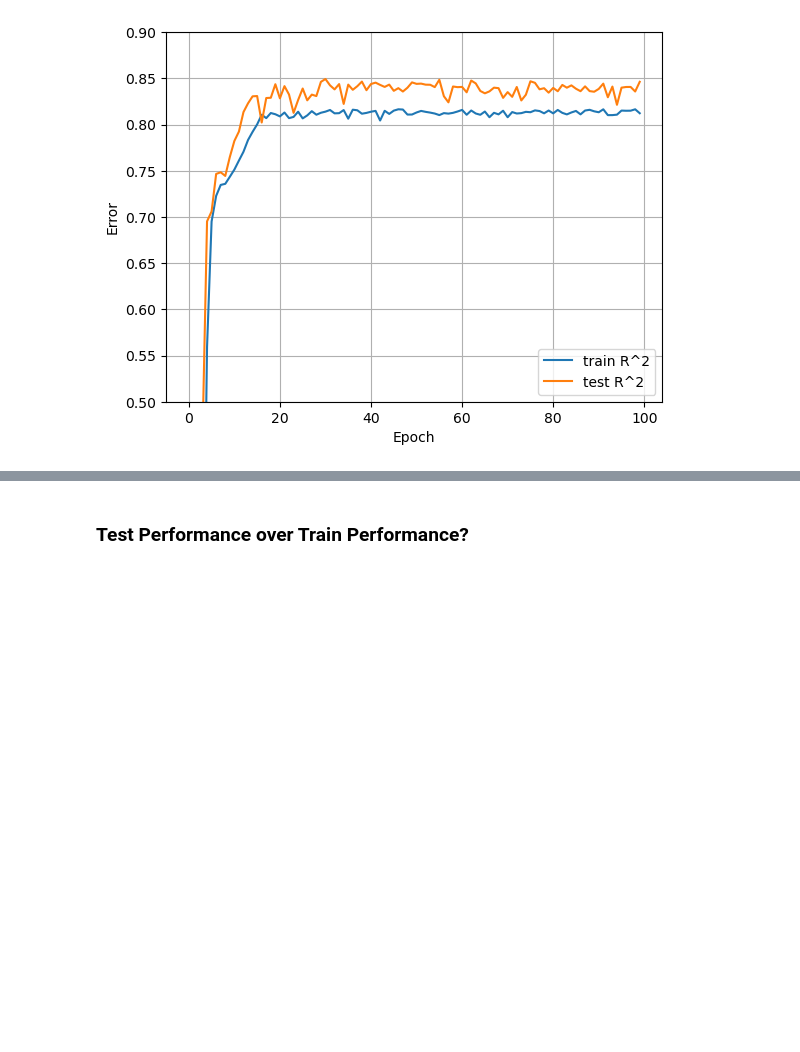
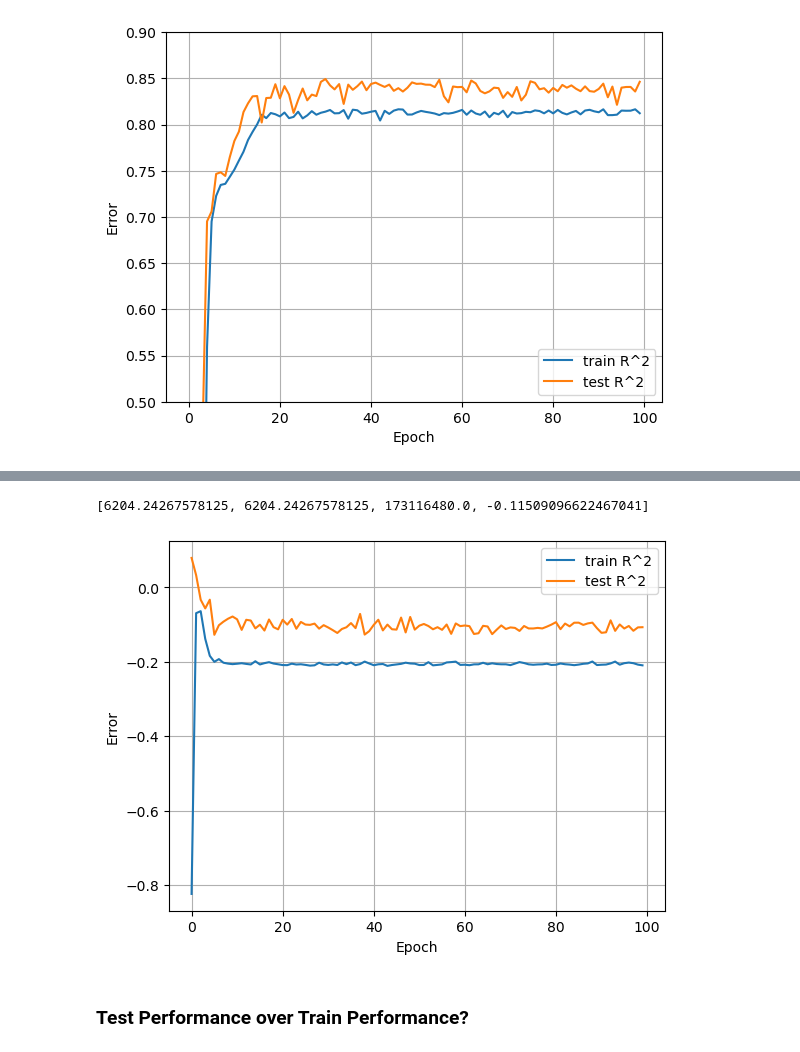
Before and after one commit to tkuentzler/fl-official-statistics-addon-review, a Jupyter notebook: dev-OH/02_med_DL.ipynb, the cells around one changed output, grey strips where cells are left out. Cells and saved outputs as stored; diff of their text form; code cells hidden in the pictures; blank space fills up the shorter version.

Commit message:
added experiments.

```diff
--- a/dev-OH/02_med_DL.ipynb
+++ b/dev-OH/02_med_DL.ipynb
@@ -604,0 +610,41 @@ perf
+# %%
+X_train_nosmoke = X_train.loc[:,X_train.columns != "smoker"]
+X_test_nosmoke = X_test.loc[:,X_test.columns != "smoker"]
+# %%
+rate = .1
+ex = "nosmoke_adam_learning_rate_" + str(round(rate * 10000)).zfill(5)
+ex_nr = str(len(glob("output/plots/*medins*")) + 1).zfill(3)
+
+# DNN: compose and compile
+dnn_model = Sequential([
+    keras.Input(shape=(8,)),
+    Dense(32, activation='relu'),
+    #Dropout(.05),
+    Dense(16, activation='relu'),
+    Dense(1)
+])
+
+dnn_model.compile(loss=tf.losses.mae,
+                  optimizer=tf.optimizers.Adam(learning_rate = rate),
+                  metrics=["mae", 'mean_squared_error', RSquare()]
+                  )
+
+# DNN: train
+dnn_history = dnn_model.fit(
+    X_train_nosmoke,
+    y_train,
+    shuffle=True,
+    validation_split=validation_split_size,
+    #batch_size = 10,
+    verbose=0,
+    epochs=100)
+
+cur_time = datetime.now().strftime("%Y%m%d-%H%M%S")
+
+plot_loss(
+    dnn_history, #y_min=0.5, y_max=0.9,
+    save_path="output/plots/"+"010_medins_dnn_experiment_"+ ex +"-"+cur_time+".jpg")
+
+perf = dnn_history.model.evaluate(X_test_nosmoke, y_test)
+perf
+# %% [output]
@@ -605,3 +652,5 @@ perf
+[6204.24267578125, 6204.24267578125, 173116480.0, -0.11509096622467041]
+[figure, added]
 # %% [markdown]
 ### Test Performance over Train Performance?
 # %% [markdown]
```
Also changed, not shown: parts of 3 cells of this notebook, 2 other files.
